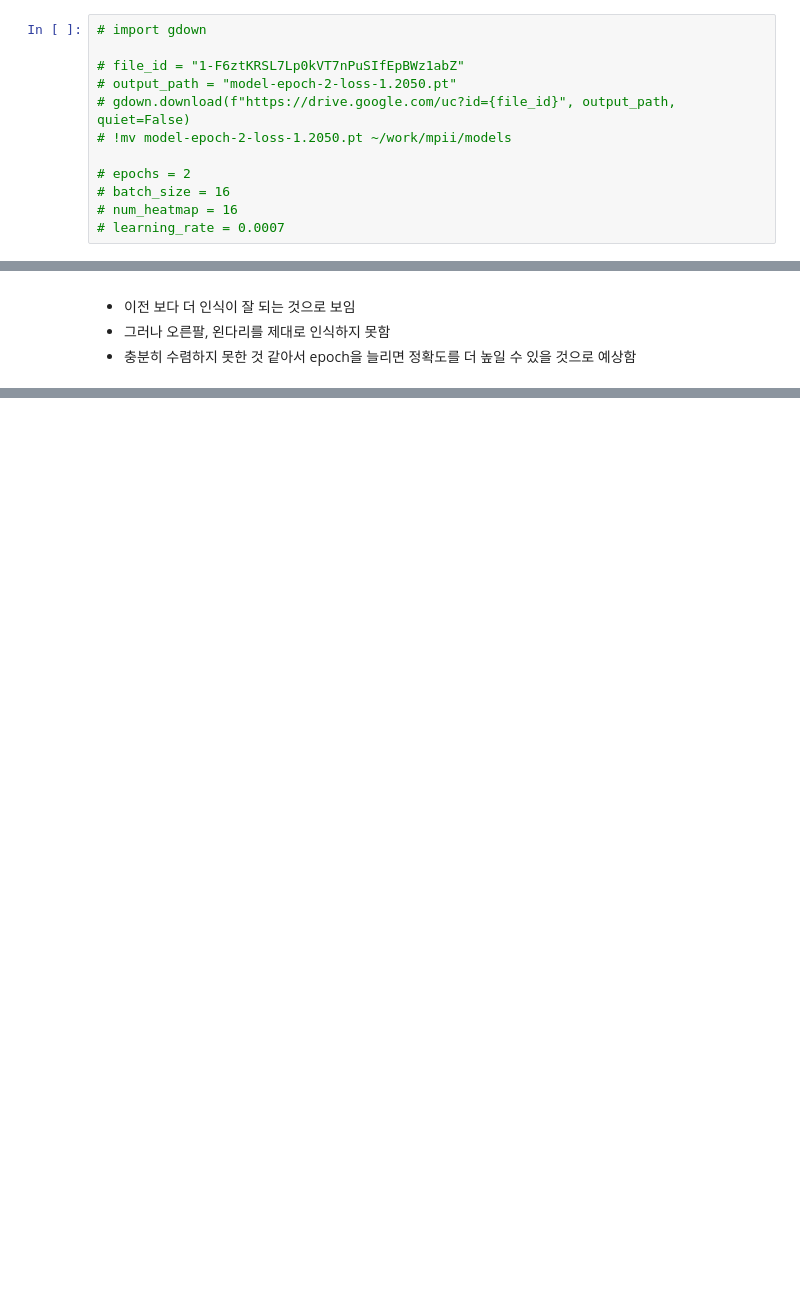
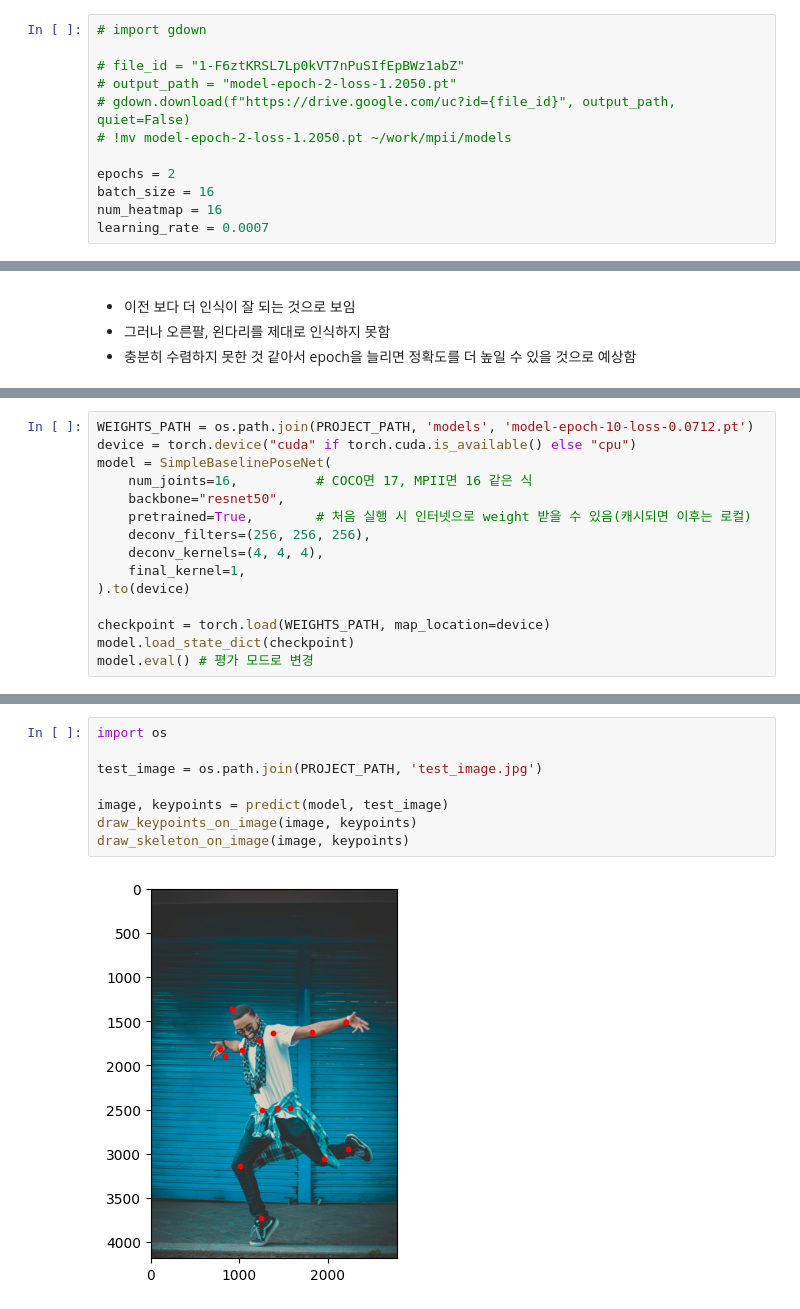
Before and after one commit to wogns3764/AIFFEL_quest_rs_jjc, a Jupyter notebook: GoingDeeper/Deep04/deep04_project.ipynb, the cells around one changed output, grey strips where cells are left out. Cells and saved outputs as stored; diff of their text form; blank space fills up the shorter version.

```diff
--- a/GoingDeeper/Deep04/deep04_project.ipynb
+++ b/GoingDeeper/Deep04/deep04_project.ipynb
@@ -1140,10 +1123,10 @@ Wall time: 18min 12s
 # gdown.download(f"https://drive.google.com/uc?id={file_id}", output_path, quiet=False)
 # !mv model-epoch-2-loss-1.2050.pt ~/work/mpii/models
 
-# epochs = 2
-# batch_size = 16
-# num_heatmap = 16
-# learning_rate = 0.0007
+epochs = 2
+batch_size = 16
+num_heatmap = 16
+learning_rate = 0.0007
 # %%
 WEIGHTS_PATH = os.path.join(PROJECT_PATH, 'models', 'model-epoch-5-loss-1.1316.pt')
 device = torch.device("cuda" if torch.cuda.is_available() else "cpu")
@@ -2062,0 +2076,15 @@ draw_skeleton_on_image(image, keypoints)
+# %%
+WEIGHTS_PATH = os.path.join(PROJECT_PATH, 'models', 'model-epoch-10-loss-0.0712.pt')
+device = torch.device("cuda" if torch.cuda.is_available() else "cpu")
+model = SimpleBaselinePoseNet(
+    num_joints=16,          # COCO면 17, MPII면 16 같은 식
+    backbone="resnet50",
+    pretrained=True,        # 처음 실행 시 인터넷으로 weight 받을 수 있음(캐시되면 이후는 로컬)
+    deconv_filters=(256, 256, 256),
+    deconv_kernels=(4, 4, 4),
+    final_kernel=1,
+).to(device)
+
+checkpoint = torch.load(WEIGHTS_PATH, map_location=device)
+model.load_state_dict(checkpoint)
+model.eval() # 평가 모드로 변경
@@ -2062,0 +2109,10 @@ draw_skeleton_on_image(image, keypoints)
+# %%
+import os
+
+test_image = os.path.join(PROJECT_PATH, 'test_image.jpg')
+
+image, keypoints = predict(model, test_image)
+draw_keypoints_on_image(image, keypoints)
+draw_skeleton_on_image(image, keypoints)
+# %% [output]
+[figure, added]
```
Also changed, not shown: parts of 16 cells of this notebook.
